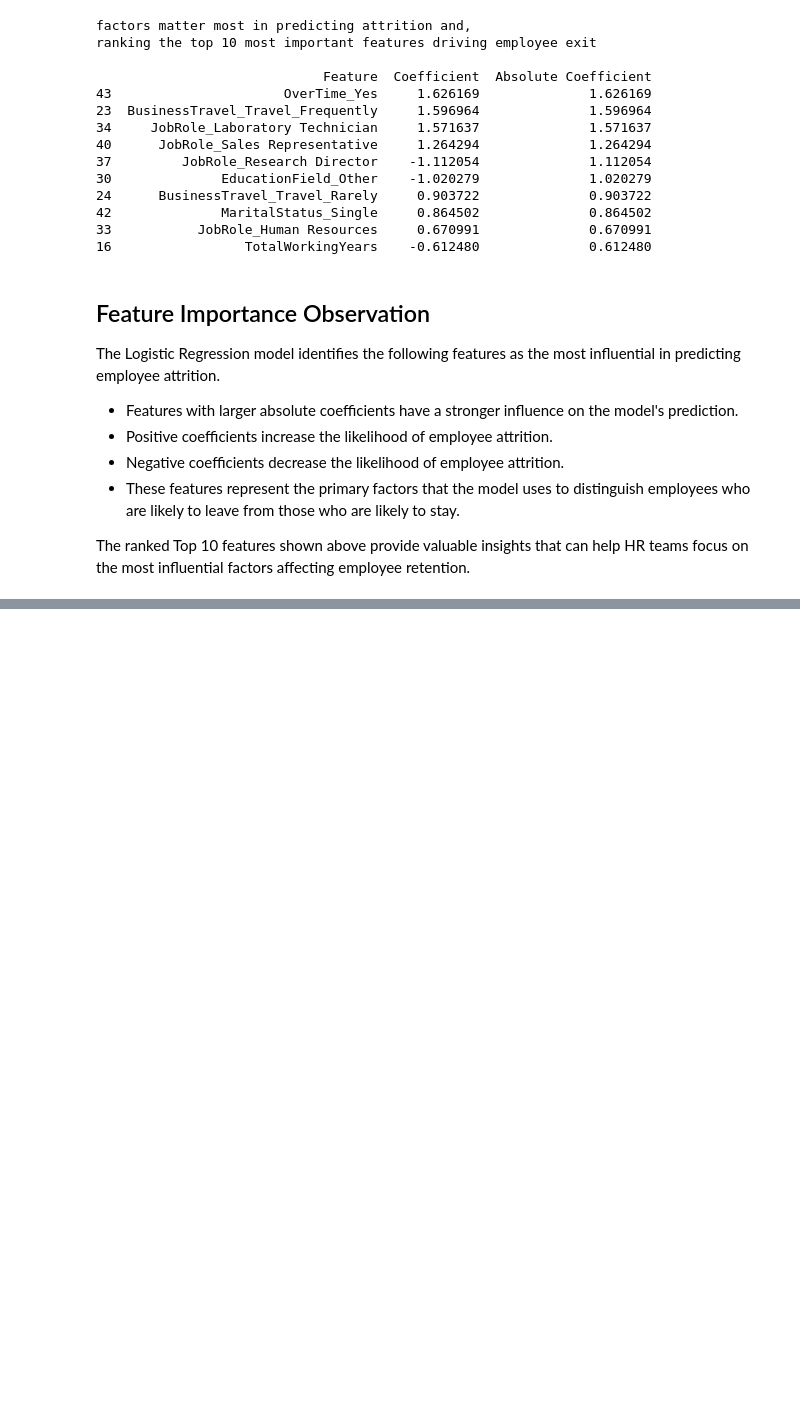
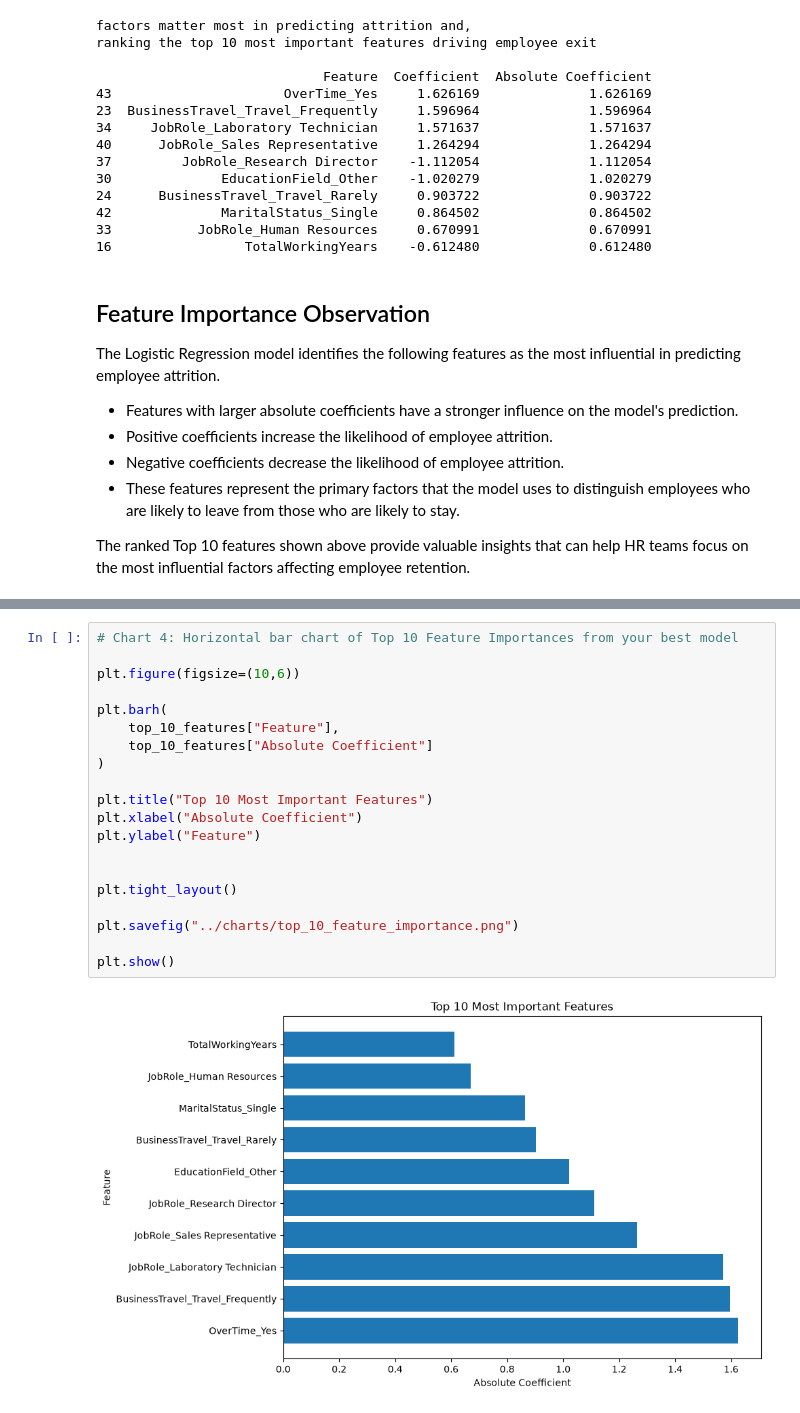
Before and after one commit to aroranaman1003/Employee-Attrition-Prediction_NamanArora, a Jupyter notebook: notebooks/analysis.ipynb, the cells around one changed output, grey strips where cells are left out. Drawn from its saved outputs; the diff is of its cells as text; blank space fills up the shorter version.

```diff
--- a/notebooks/analysis.ipynb
+++ b/notebooks/analysis.ipynb
@@ -786,0 +849,22 @@ The ranked Top 10 features shown above provide valuable insights that can help H
+# %%
+# Chart 4: Horizontal bar chart of Top 10 Feature Importances from your best model
+
+plt.figure(figsize=(10,6))
+
+plt.barh(
+    top_10_features["Feature"],
+    top_10_features["Absolute Coefficient"]
+)
+
+plt.title("Top 10 Most Important Features")
+plt.xlabel("Absolute Coefficient")
+plt.ylabel("Feature")
+
+
+plt.tight_layout()
+
+plt.savefig("../charts/top_10_feature_importance.png")
+
+plt.show()
+# %% [output]
+[figure, added]
```
Also changed, not shown: parts of 5 cells of this notebook, 8 other files.
